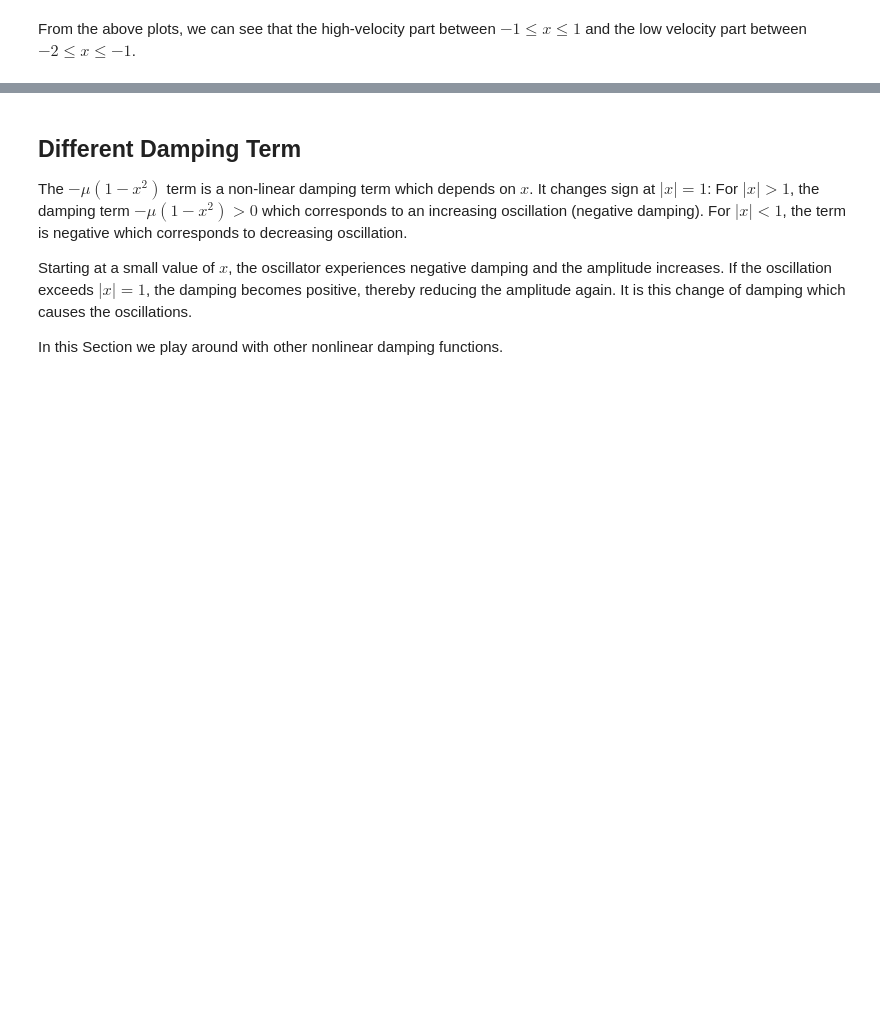
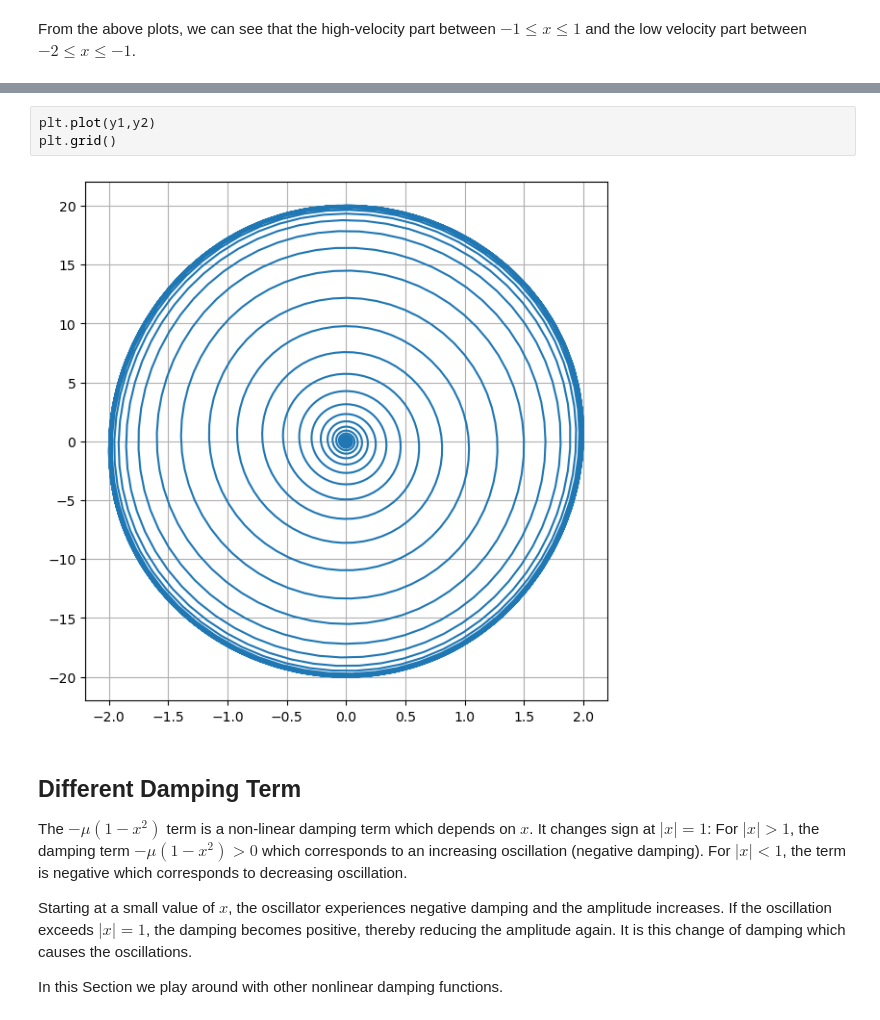
Before and after one commit to ClemensFMN/Notebooks, a Jupyter notebook: ODE/Exercise_6.1.8 (van der Pol).ipynb, the cells around one changed output, grey strips where cells are left out. Drawn from its saved outputs; the diff is of its cells as text; blank space fills up the shorter version.

```diff
--- a/ODE/Exercise_6.1.8 (van der Pol).ipynb
+++ b/ODE/Exercise_6.1.8 (van der Pol).ipynb
@@ -154,3 +198,8 @@ From the above plots, we can see that the high-velocity part between $-1 \leq x
+# %%
+plt.plot(y1,y2)
+plt.grid()
+# %% [output]
+[figure, added]
 # %% [markdown]
 ## Different Damping Term
 
```
Also changed, not shown: parts of 5 cells of this notebook, 1 other file.
